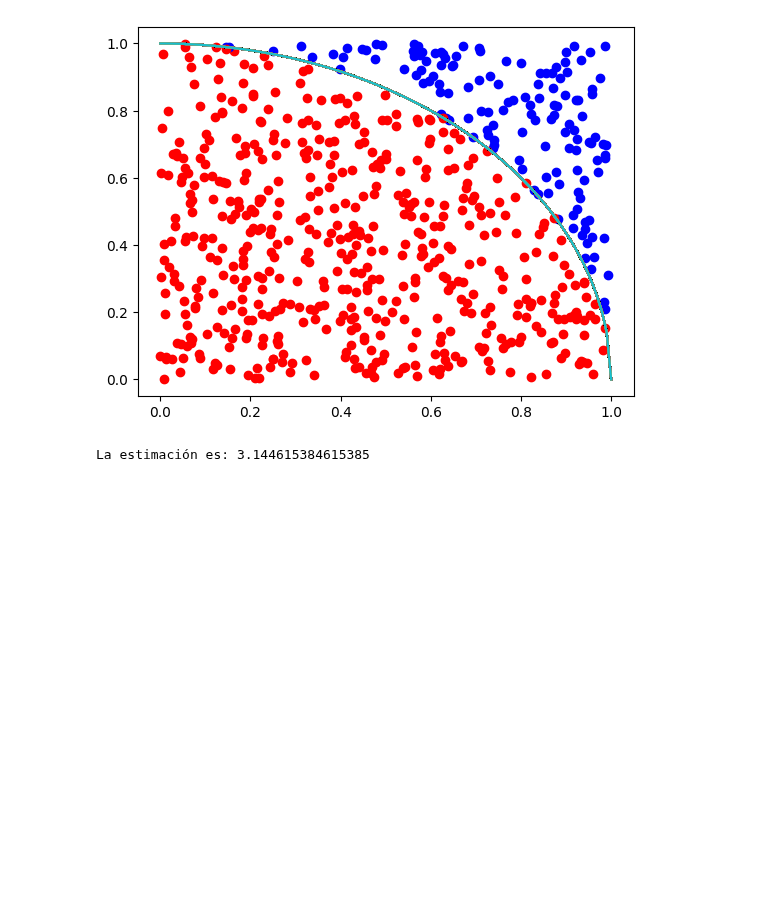
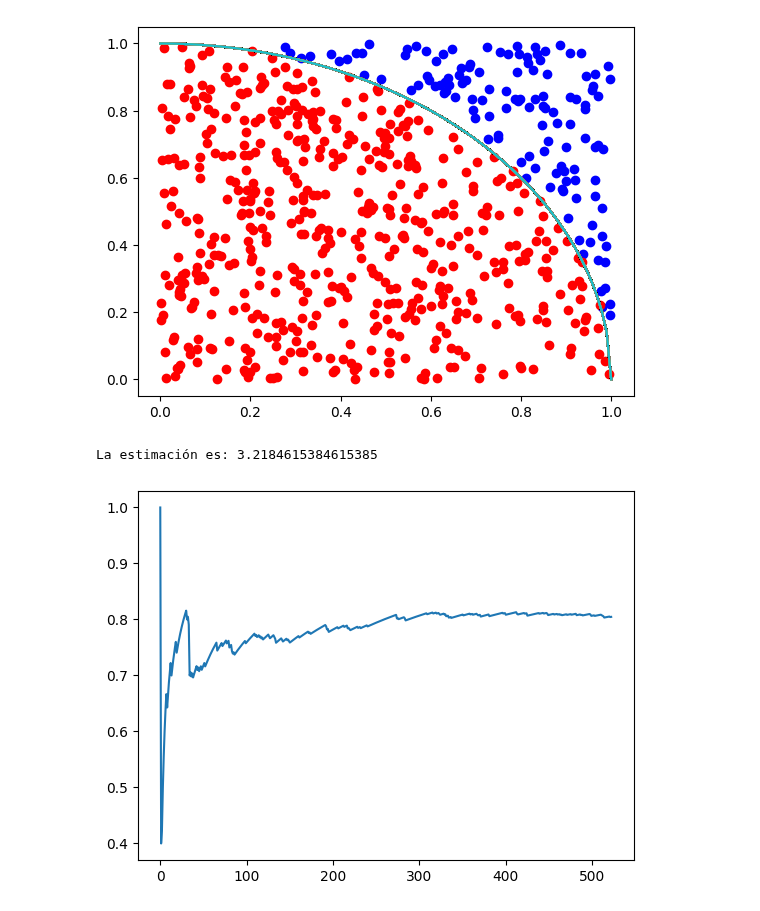
Before and after one commit to 0DianaHernandez/Simulaci-n-I, a Jupyter notebook: Estimacion_Pi.ipynb, the cells around one changed output. Saved outputs shown, nothing was run; the diff lists cells and outputs as text; code cells hidden in the pictures; blank space fills up the shorter version.

```diff
--- a/Estimacion_Pi.ipynb
+++ b/Estimacion_Pi.ipynb
@@ -3,24 +3,29 @@
 # %%
 import numpy as np
 import random
 import matplotlib.pyplot as plt
 from scipy.stats import norm
 N=650
 exito=0
+lista=[]
 for i in range(N):
   x=np.linspace(0,1,100)
   u_1=random.uniform(0,1)
   u_2=random.uniform(0,1)
   plt.plot(x,np.sqrt(1-x**2))
   if u_2<np.sqrt(1-u_1**2):
     plt.scatter(u_1,u_2,color="red")
     exito+=1
+    lista.append(exito/(i+1))
   else:
     plt.scatter(u_1,u_2,color="blue")
 
+
 plt.show()
 estimacion=4*(exito/N)
+plt.plot(lista)
 print("La estimación es:",estimacion)
 # %% [output]
-[figure, old version]
+[figure, new version]
-La estimación es: 3.144615384615385
+La estimación es: 3.2184615384615385
+[figure, added]
```
